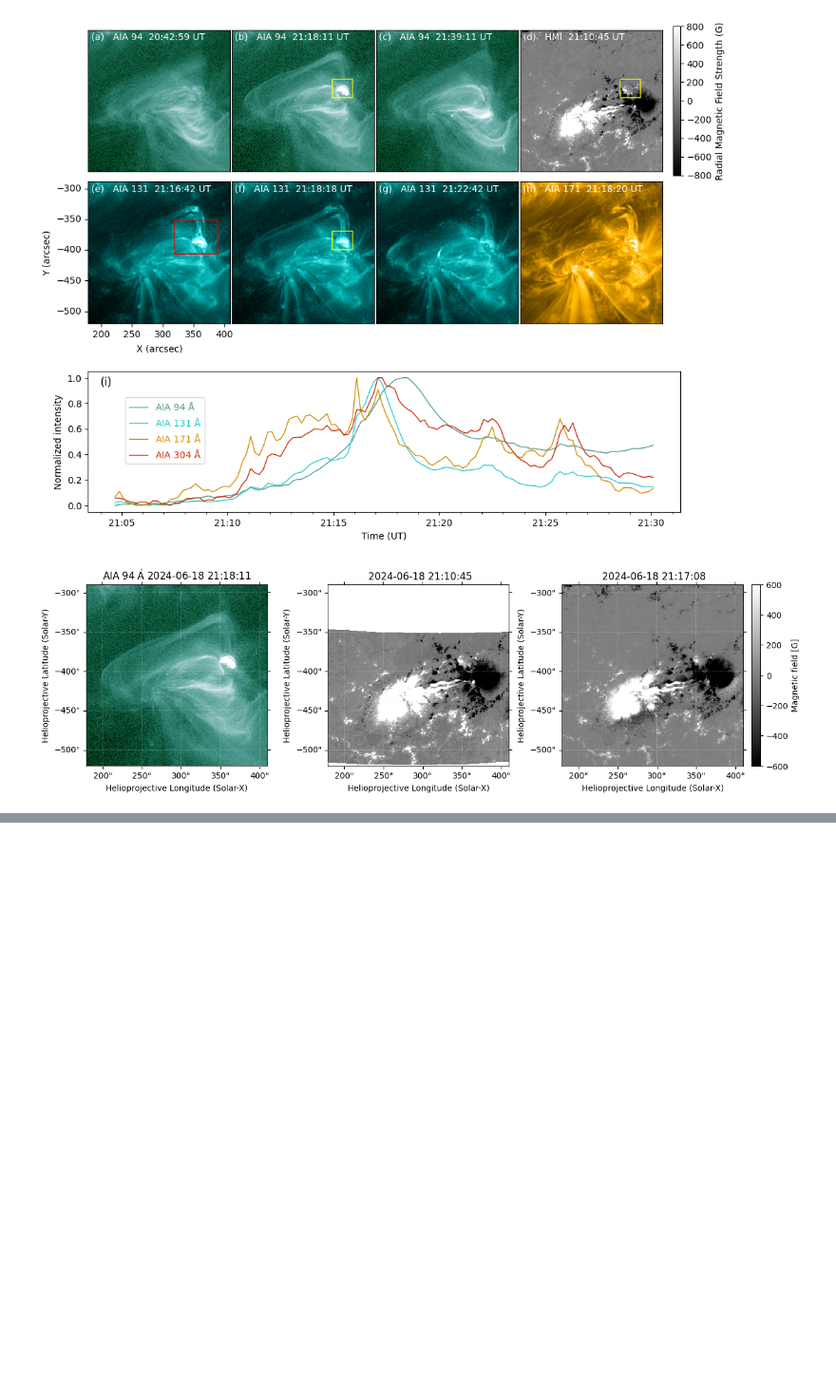
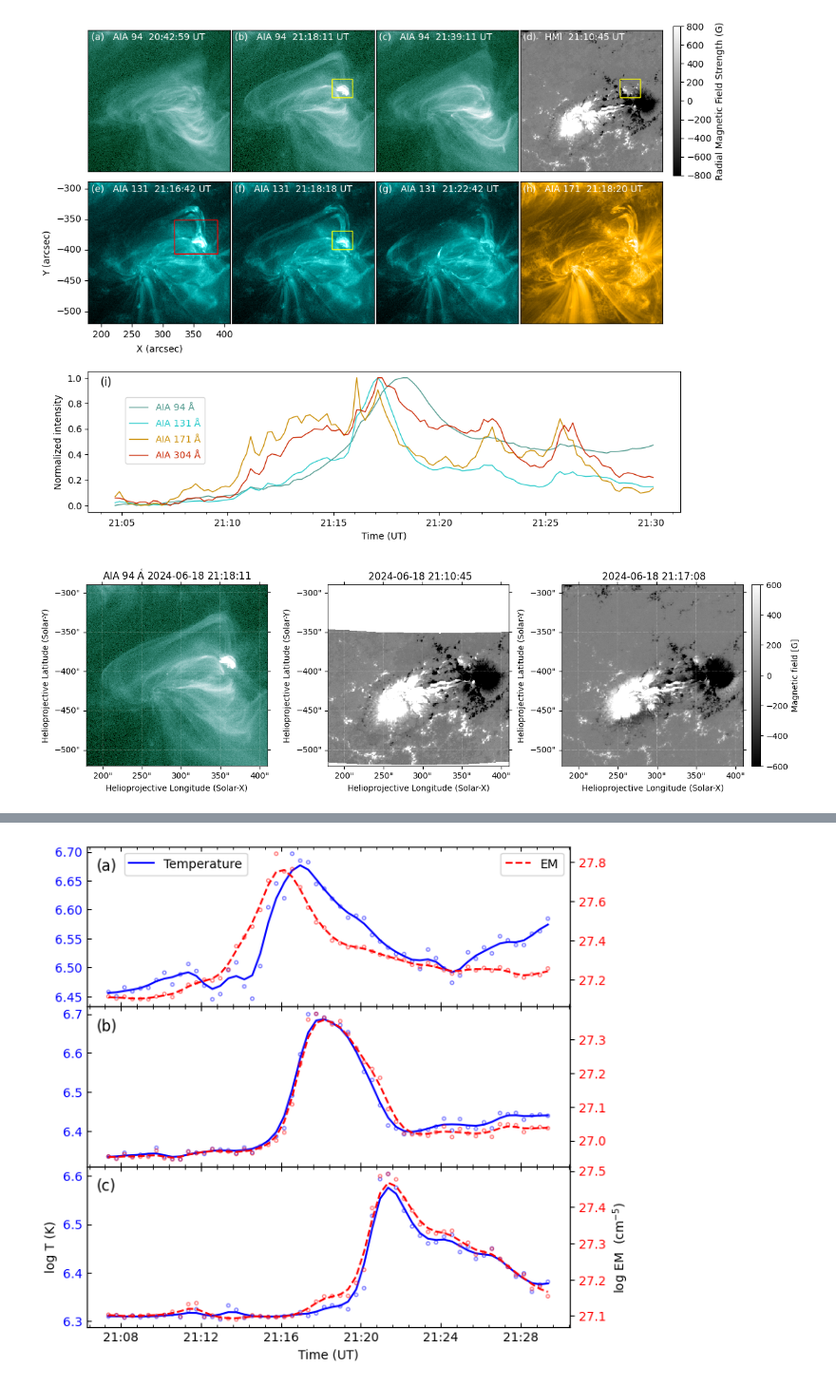
Before and after one commit to xiaosjh/reconnection, a Jupyter notebook: draw_image3.ipynb, the cells around one changed output, grey strips where cells are left out. Shown at 95% size. Drawn from its saved outputs; the diff is of its cells as text; code cells hidden in the pictures; blank space fills up the shorter version.

```diff
--- a/draw_image3.ipynb
+++ b/draw_image3.ipynb
@@ -352,0 +413,69 @@ cbar3.set_label('Magnetic field [G]')
+# %%
+logT=np.log10(avg_temp)
+logem=np.log10(avg_em)
+#xrange=np.linspace(0,54,28)
+fig,(ax1,ax2,ax3)=plt.subplots(3,1,figsize=(7,7),sharex=True,
+                               gridspec_kw={'height_ratios': [1, 1, 1],'hspace': 0})
+data1=logT[:56,0]
+sigma=1.2
+alpha=0.5
+smoothed_data1=gaussian_filter1d(data1,sigma=sigma)
+ax1.plot(np.linspace(0,55,56),smoothed_data1,label='Temperature',color='blue')
+ax1.scatter(np.linspace(0,55,56),logT[:56,0],alpha=alpha,s=7,facecolor='none',edgecolor='blue')
+ax1.tick_params(axis='y',labelcolor='blue')
+ax1.text(0.02,0.85,'(a)',color='black',transform=ax1.transAxes,fontsize=12)
+ax11=ax1.twinx()
+data11=logem[:56,0]
+smoothed_data11=gaussian_filter1d(data11,sigma=sigma)
+ax11.plot(np.linspace(0,55,56),smoothed_data11,label='EM',linestyle='--',color='red')
+ax11.scatter(np.linspace(0,55,56),logem[:56,0],alpha=alpha,s=7,facecolor='none',edgecolor='red')
+ax11.tick_params(axis='y',labelcolor='red')
+coor_x=np.zeros(6)
+for i in range(len(coor_x)):
+    coor_x[i]=(i*240+38)/24
+label_x=['21:08','21:12','21:16','21:20','21:24','21:28']
+ax1.set_xticks(ticks=coor_x,labels=label_x)
+ax1.xaxis.set_minor_locator(ticker.AutoMinorLocator())  # 给 x 轴加小刻度
+ax1.yaxis.set_minor_locator(ticker.NullLocator())
+ax1.legend(loc='upper left',bbox_to_anchor=(0.065,1))
+ax11.legend(loc='upper right')
+
+data2=logT[:56,1]
+smoothed_data2=gaussian_filter1d(data2,sigma=sigma)
+ax2.plot(np.linspace(0,55,56),smoothed_data2,label='Temperature',color='blue')
+ax2.scatter(np.linspace(0,55,56),logT[:56,1],alpha=alpha,s=7,facecolor='none',edgecolor='blue')
+ax2.tick_params(axis='y',labelcolor='blue')
+ax2.text(0.02,0.85,'(b)',color='black',transform=ax2.transAxes,fontsize=12)
+ax22=ax2.twinx()
+data22=logem[:56,1]
+smoothed_data22=gaussian_filter1d(data22,sigma=sigma)
+ax22.plot(np.linspace(0,55,56),smoothed_data22,label='EM',linestyle='--',color='red')
+ax22.scatter(np.linspace(0,55,56),logem[:56,1],alpha=alpha,s=7,facecolor='none',edgecolor='red')
+ax22.tick_params(axis='y',labelcolor='red')
+
+data3=logT[:56,2]
+smoothed_data3=gaussian_filter1d(data3,sigma=sigma)
+ax3.plot(np.linspace(0,55,56),smoothed_data3,label='Temperature',color='blue')
+ax3.scatter(np.linspace(0,55,56),logT[:56,2],alpha=alpha,s=7,facecolor='none',edgecolor='blue')
+ax3.set_ylabel('log T (K)')
+ax3.set_xlabel('Time (UT)')
+ax3.tick_params(axis='y',labelcolor='blue')
+ax3.text(0.02,0.85,'(c)',color='black',transform=ax3.transAxes,fontsize=12)
+ax33=ax3.twinx()
+data33=logem[:56,2]
+smoothed_data33=gaussian_filter1d(data33,sigma=sigma)
+ax33.plot(np.linspace(0,55,56),smoothed_data33,label='EM 3',linestyle='--',color='red')
+ax33.scatter(np.linspace(0,55,56),logem[:56,2],alpha=alpha,s=7,facecolor='none',edgecolor='red')
+ax33.set_ylabel('log EM  '+ r'$(\text{cm}^{-5})$')
+
+ax33.tick_params(axis='y',labelcolor='red')
+
+for ax in [ax1,ax2]:
+    ax.label_outer()#去掉上两个的xlabel xticklabel
+
+for ax in [ax1,ax2,ax3]:
+    ax.tick_params(axis='x',which='both',direction='in',top='True')
+    ax.tick_params(axis='y',which='both',direction='in')
+#plt.savefig(r'C:\Learning\PHD1st\magnetic_reconnecion\paper\fig4\T_DEM_time2.pdf',format='pdf',bbox_inches='tight', pad_inches=0.1)
+# %% [output]
+[figure, added]
```
Also changed, not shown: parts of 5 cells of this notebook, 3 other files.
